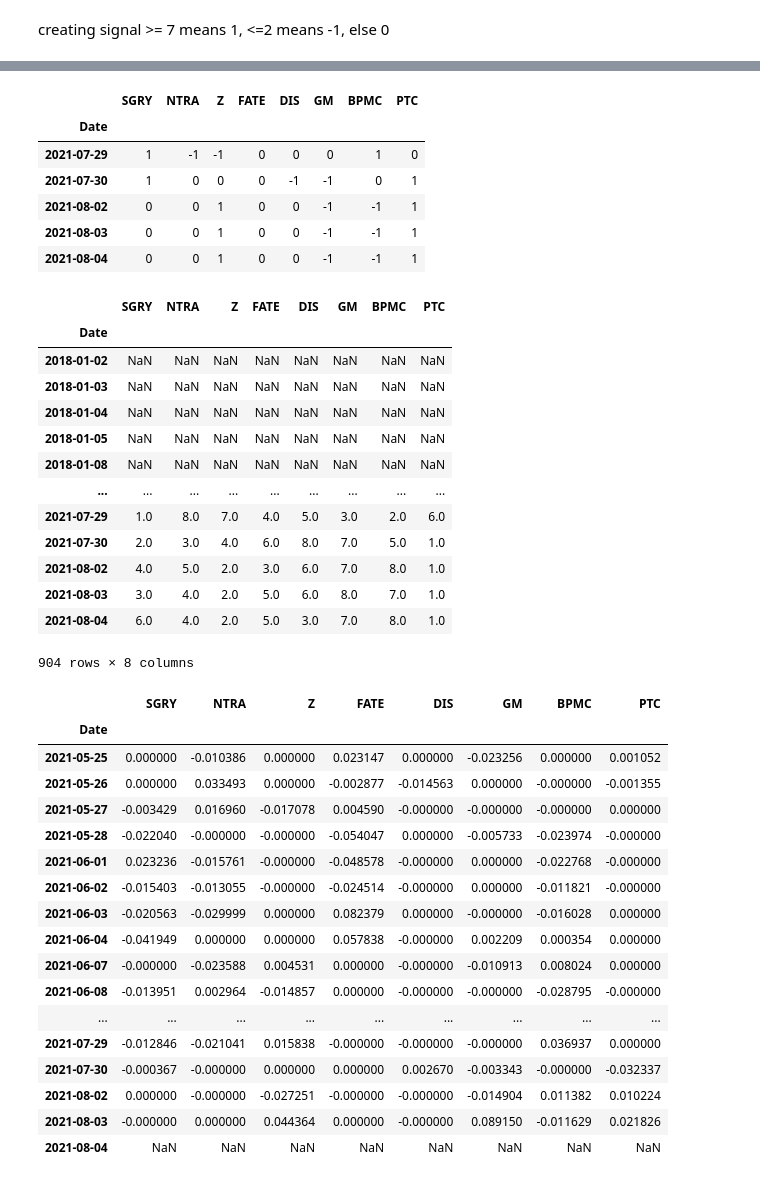
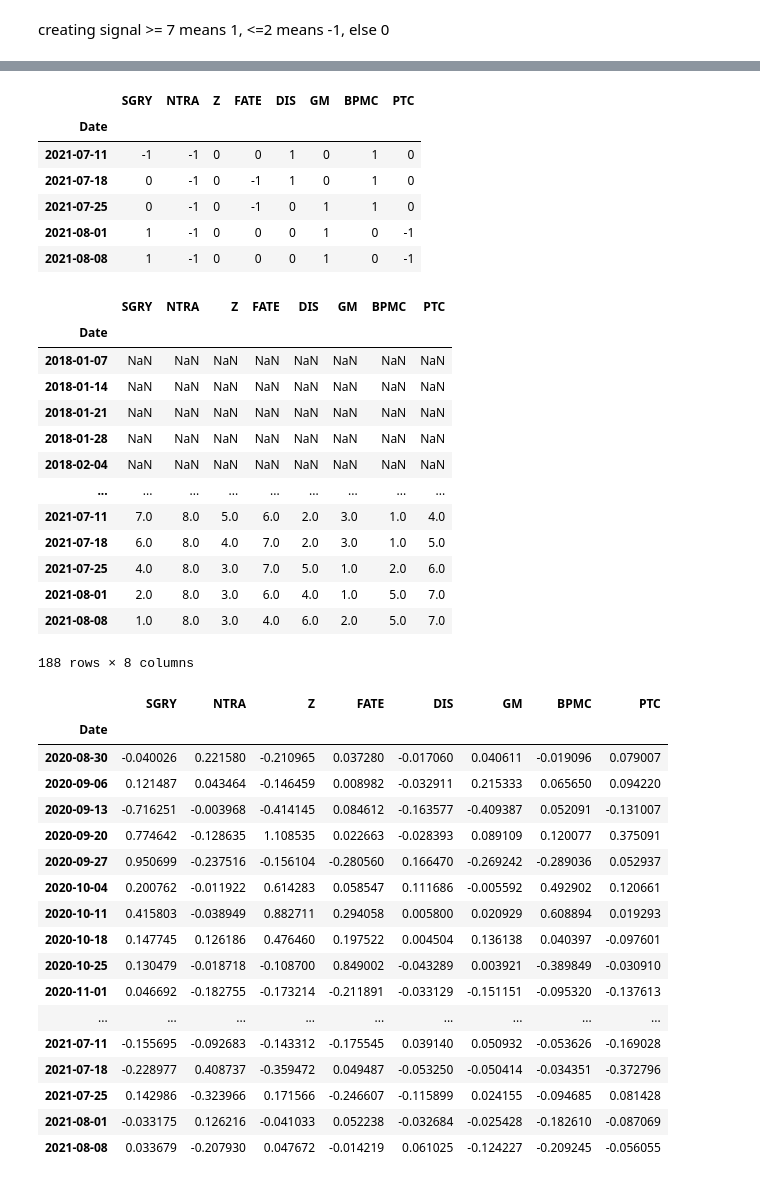
Before and after one commit to saritmaitra/Momentum_Trading, a Jupyter notebook: Weekly_Series_Momentum_Signal.ipynb, the cells around one changed output, grey strips where cells are left out. Drawn from its saved outputs; the diff is of its cells as text; code cells hidden in the pictures.

```diff
--- a/Weekly_Series_Momentum_Signal.ipynb
+++ b/Weekly_Series_Momentum_Signal.ipynb
@@ -48,5 +51,9 @@ plt.grid(True); plt.show()
 # %%
-returns = prices.copy()
-returns = returns.apply(lambda x: x.shift(-1)/x - 1, axis = 0)
-returns # sanity check
+# returns = prices.copy()
+weekly_returns = df['Adj Close'].resample('w').mean().pct_change()
+# prices.pct_change().resample('w').agg(lambda x: (x+1).prod() - 1)
+
+
+# returns.apply(lambda x: x.shift(-1)/x - 1, axis = 0)
+weekly_returns # sanity check
 # %% [output]
@@ -156,7 +163,7 @@ plt.grid(True); plt.show()
 # %% [markdown]
 ## Momentun signal computation:
 # %%
-momentum_signal = prices.copy()
+momentum_signal = prices.resample('w').mean()
 
 """
 return of the securities of last 6 weeks prior to the week we will be trading
@@ -212,51 +219,52 @@ rank_df.tail() # sanity check
 # %% [output]
 |  | SGRY | NTRA | Z | FATE | DIS | GM | BPMC | PTC |
 | Date |  |  |  |  |  |  |  |  |
-| 2021-07-29 | 1 | -1 | -1 | 0 | 0 | 0 | 1 | 0 |
-| 2021-07-30 | 1 | 0 | 0 | 0 | -1 | -1 | 0 | 1 |
-| 2021-08-02 | 0 | 0 | 1 | 0 | 0 | -1 | -1 | 1 |
-| 2021-08-03 | 0 | 0 | 1 | 0 | 0 | -1 | -1 | 1 |
-| 2021-08-04 | 0 | 0 | 1 | 0 | 0 | -1 | -1 | 1 |
+| 2021-07-11 | -1 | -1 | 0 | 0 | 1 | 0 | 1 | 0 |
+| 2021-07-18 | 0 | -1 | 0 | -1 | 1 | 0 | 1 | 0 |
+| 2021-07-25 | 0 | -1 | 0 | -1 | 0 | 1 | 1 | 0 |
+| 2021-08-01 | 1 | -1 | 0 | 0 | 0 | 1 | 0 | -1 |
+| 2021-08-08 | 1 | -1 | 0 | 0 | 0 | 1 | 0 | -1 |
 # %%
 rank_df = momentum_signal.rank(axis =1)
 rank_df # sanity check
 # %% [output]
 |  | SGRY | NTRA | Z | FATE | DIS | GM | BPMC | PTC |
 | Date |  |  |  |  |  |  |  |  |
-| 2018-01-02 | NaN | NaN | NaN | NaN | NaN | NaN | NaN | NaN |
-| 2018-01-03 | NaN | NaN | NaN | NaN | NaN | NaN | NaN | NaN |
-| 2018-01-04 | NaN | NaN | NaN | NaN | NaN | NaN | NaN | NaN |
-| 2018-01-05 | NaN | NaN | NaN | NaN | NaN | NaN | NaN | NaN |
-| 2018-01-08 | NaN | NaN | NaN | NaN | NaN | NaN | NaN | NaN |
+| 2018-01-07 | NaN | NaN | NaN | NaN | NaN | NaN | NaN | NaN |
+| 2018-01-14 | NaN | NaN | NaN | NaN | NaN | NaN | NaN | NaN |
+| 2018-01-21 | NaN | NaN | NaN | NaN | NaN | NaN | NaN | NaN |
+| 2018-01-28 | NaN | NaN | NaN | NaN | NaN | NaN | NaN | NaN |
+| 2018-02-04 | NaN | NaN | NaN | NaN | NaN | NaN | NaN | NaN |
 | ... | ... | ... | ... | ... | ... | ... | ... | ... |
-| 2021-07-29 | 1.0 | 8.0 | 7.0 | 4.0 | 5.0 | 3.0 | 2.0 | 6.0 |
-| 2021-07-30 | 2.0 | 3.0 | 4.0 | 6.0 | 8.0 | 7.0 | 5.0 | 1.0 |
-| 2021-08-02 | 4.0 | 5.0 | 2.0 | 3.0 | 6.0 | 7.0 | 8.0 | 1.0 |
-| 2021-08-03 | 3.0 | 4.0 | 2.0 | 5.0 | 6.0 | 8.0 | 7.0 | 1.0 |
-| 2021-08-04 | 6.0 | 4.0 | 2.0 | 5.0 | 3.0 | 7.0 | 8.0 | 1.0 |
+| 2021-07-11 | 7.0 | 8.0 | 5.0 | 6.0 | 2.0 | 3.0 | 1.0 | 4.0 |
+| 2021-07-18 | 6.0 | 8.0 | 4.0 | 7.0 | 2.0 | 3.0 | 1.0 | 5.0 |
+| 2021-07-25 | 4.0 | 8.0 | 3.0 | 7.0 | 5.0 | 1.0 | 2.0 | 6.0 |
+| 2021-08-01 | 2.0 | 8.0 | 3.0 | 6.0 | 4.0 | 1.0 | 5.0 | 7.0 |
+| 2021-08-08 | 1.0 | 8.0 | 3.0 | 4.0 | 6.0 | 2.0 | 5.0 | 7.0 |
-904 rows × 8 columns
+188 rows × 8 columns
 # %%
-portfolio = np.multiply(rank_df, returns)
+# returns = prices.pct_change()
+portfolio = np.multiply(rank_df, weekly_returns)
 portfolio.tail(50) # sanity check
 # %% [output]
 |  | SGRY | NTRA | Z | FATE | DIS | GM | BPMC | PTC |
 | Date |  |  |  |  |  |  |  |  |
-| 2021-05-25 | 0.000000 | -0.010386 | 0.000000 | 0.023147 | 0.000000 | -0.023256 | 0.000000 | 0.001052 |
-| 2021-05-26 | 0.000000 | 0.033493 | 0.000000 | -0.002877 | -0.014563 | 0.000000 | -0.000000 | -0.001355 |
-| 2021-05-27 | -0.003429 | 0.016960 | -0.017078 | 0.004590 | -0.000000 | -0.000000 | -0.000000 | 0.000000 |
-| 2021-05-28 | -0.022040 | -0.000000 | -0.000000 | -0.054047 | 0.000000 | -0.005733 | -0.023974 | -0.000000 |
-| 2021-06-01 | 0.023236 | -0.015761 | -0.000000 | -0.048578 | -0.000000 | 0.000000 | -0.022768 | -0.000000 |
-| 2021-06-02 | -0.015403 | -0.013055 | -0.000000 | -0.024514 | -0.000000 | 0.000000 | -0.011821 | -0.000000 |
-| 2021-06-03 | -0.020563 | -0.029999 | 0.000000 | 0.082379 | 0.000000 | -0.000000 | -0.016028 | 0.000000 |
-| 2021-06-04 | -0.041949 | 0.000000 | 0.000000 | 0.057838 | -0.000000 | 0.002209 | 0.000354 | 0.000000 |
-| 2021-06-07 | -0.000000 | -0.023588 | 0.004531 | 0.000000 | -0.000000 | -0.010913 | 0.008024 | 0.000000 |
-| 2021-06-08 | -0.013951 | 0.002964 | -0.014857 | 0.000000 | -0.000000 | -0.000000 | -0.028795 | -0.000000 |
+| 2020-08-30 | -0.040026 | 0.221580 | -0.210965 | 0.037280 | -0.017060 | 0.040611 | -0.019096 | 0.079007 |
+| 2020-09-06 | 0.121487 | 0.043464 | -0.146459 | 0.008982 | -0.032911 | 0.215333 | 0.065650 | 0.094220 |
+| 2020-09-13 | -0.716251 | -0.003968 | -0.414145 | 0.084612 | -0.163577 | -0.409387 | 0.052091 | -0.131007 |
+| 2020-09-20 | 0.774642 | -0.128635 | 1.108535 | 0.022663 | -0.028393 | 0.089109 | 0.120077 | 0.375091 |
+| 2020-09-27 | 0.950699 | -0.237516 | -0.156104 | -0.280560 | 0.166470 | -0.269242 | -0.289036 | 0.052937 |
+| 2020-10-04 | 0.200762 | -0.011922 | 0.614283 | 0.058547 | 0.111686 | -0.005592 | 0.492902 | 0.120661 |
+| 2020-10-11 | 0.415803 | -0.038949 | 0.882711 | 0.294058 | 0.005800 | 0.020929 | 0.608894 | 0.019293 |
+| 2020-10-18 | 0.147745 | 0.126186 | 0.476460 | 0.197522 | 0.004504 | 0.136138 | 0.040397 | -0.097601 |
+| 2020-10-25 | 0.130479 | -0.018718 | -0.108700 | 0.849002 | -0.043289 | 0.003921 | -0.389849 | -0.030910 |
+| 2020-11-01 | 0.046692 | -0.182755 | -0.173214 | -0.211891 | -0.033129 | -0.151151 | -0.095320 | -0.137613 |
 | ... | ... | ... | ... | ... | ... | ... | ... | ... |
-| 2021-07-29 | -0.012846 | -0.021041 | 0.015838 | -0.000000 | -0.000000 | -0.000000 | 0.036937 | 0.000000 |
-| 2021-07-30 | -0.000367 | -0.000000 | 0.000000 | 0.000000 | 0.002670 | -0.003343 | -0.000000 | -0.032337 |
-| 2021-08-02 | 0.000000 | -0.000000 | -0.027251 | -0.000000 | -0.000000 | -0.014904 | 0.011382 | 0.010224 |
-| 2021-08-03 | -0.000000 | 0.000000 | 0.044364 | 0.000000 | -0.000000 | 0.089150 | -0.011629 | 0.021826 |
-| 2021-08-04 | NaN | NaN | NaN | NaN | NaN | NaN | NaN | NaN |
+| 2021-07-11 | -0.155695 | -0.092683 | -0.143312 | -0.175545 | 0.039140 | 0.050932 | -0.053626 | -0.169028 |
+| 2021-07-18 | -0.228977 | 0.408737 | -0.359472 | 0.049487 | -0.053250 | -0.050414 | -0.034351 | -0.372796 |
+| 2021-07-25 | 0.142986 | -0.323966 | 0.171566 | -0.246607 | -0.115899 | 0.024155 | -0.094685 | 0.081428 |
+| 2021-08-01 | -0.033175 | 0.126216 | -0.041033 | 0.052238 | -0.032684 | -0.025428 | -0.182610 | -0.087069 |
+| 2021-08-08 | 0.033679 | -0.207930 | 0.047672 | -0.014219 | 0.061025 | -0.124227 | -0.209245 | -0.056055 |
 # %%
 portfolio_returns = portfolio.sum(axis=1) / 3
 portfolio_returns
```
Also changed, not shown: parts of 12 cells of this notebook.
